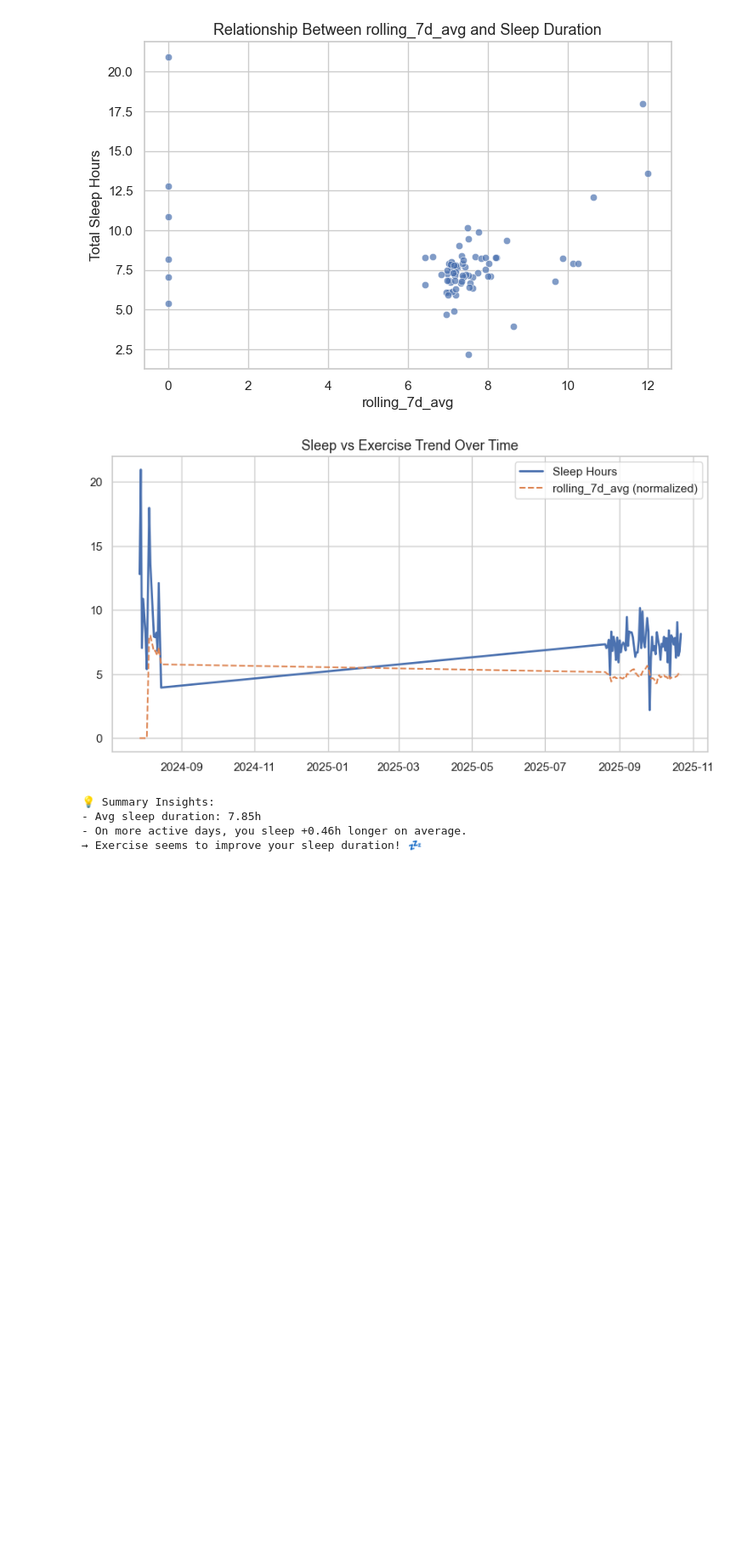
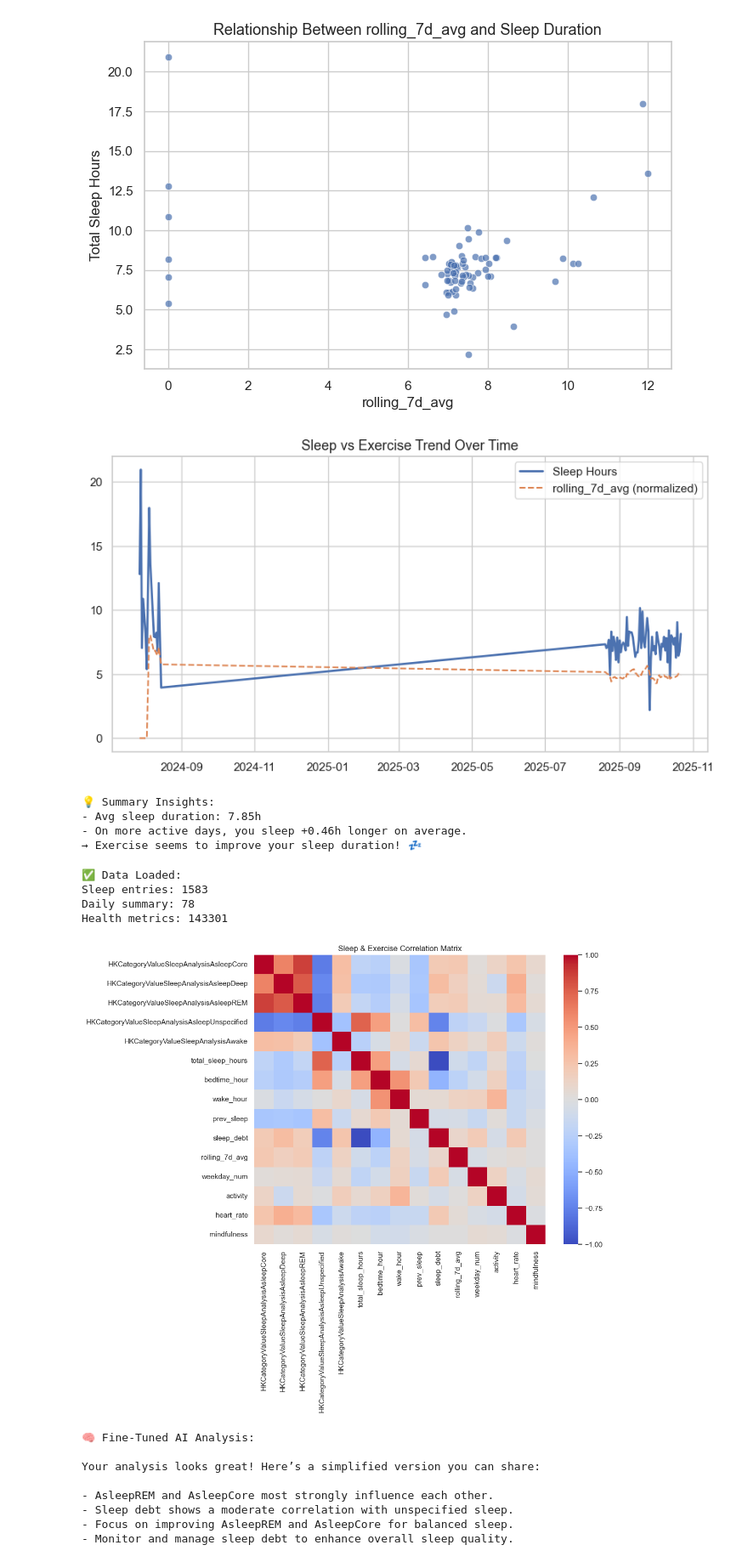
Before and after one commit to shaanstackz/AI-Projects, a Jupyter notebook: Apple Health Sleep Analysis/notebooks/03_exercise_sleep_correlation.ipynb, the cells around one changed output. Shown at 85% size. Drawn from its saved outputs; the diff is of its cells as text; code cells hidden in the pictures; blank space fills up the shorter version.

Commit message:
added fine tuned model to exercise sleep correlation

```diff
--- a/Apple Health Sleep Analysis/notebooks/03_exercise_sleep_correlation.ipynb
+++ b/Apple Health Sleep Analysis/notebooks/03_exercise_sleep_correlation.ipynb
@@ -103,3 +103,71 @@ else:
 - Avg sleep duration: 7.85h
 - On more active days, you sleep +0.46h longer on average.
 → Exercise seems to improve your sleep duration! 💤
+# %%
+import pandas as pd
+import matplotlib.pyplot as plt
+import seaborn as sns
+from ai_sleep import ai_analyze_sleep_patterns
+
+# Load your preprocessed data
+daily_sleep = pd.read_csv("results/daily_sleep_summary.csv")
+sleep_df = pd.read_csv("results/sleep_df.csv")
+health_df = parse_health_metrics("../data/export.xml")
+
+print("✅ Data Loaded:")
+print(f"Sleep entries: {len(sleep_df)}")
+print(f"Daily summary: {len(daily_sleep)}")
+print(f"Health metrics: {len(health_df)}")
+
+# Merge the datasets (ensure consistent columns)
+feature_df = engineer_features(daily_sleep, sleep_df, health_df)
+
+# Compute correlation matrix
+numeric_df = feature_df.select_dtypes(include=['number'])
+corr = numeric_df.corr()
+
+# Visualize
+plt.figure(figsize=(10, 8))
+sns.heatmap(corr, cmap="coolwarm", annot=False)
+plt.title("Sleep & Exercise Correlation Matrix")
+plt.show()
+
+# Create a textual summary of top correlations
+corr_summary = corr.abs().unstack().sort_values(ascending=False)
+top_corrs = corr_summary[(corr_summary < 0.99)].head(15).to_string()
+
+# AI interpretation using fine-tuned model
+prompt = f"""
+You are a sleep and exercise scientist. Analyze this correlation matrix summary:
+
+{top_corrs}
+
+Explain in plain language:
+- Which variables most strongly affect sleep quality or duration
+- Any surprising or weak correlations
+- 2–3 practical insights based on these findings
+"""
+
+ai_feedback = ai_analyze_sleep_patterns(
+    df=feature_df,
+    model=os.getenv("GPT_MODEL"),
+    mode="scientist",
+    prompt=prompt
+)
+
+print("🧠 Fine-Tuned AI Analysis:\n")
+print(ai_feedback)
+# %% [output]
+✅ Data Loaded:
+Sleep entries: 1583
+Daily summary: 78
+Health metrics: 143301
+[figure, added]
+🧠 Fine-Tuned AI Analysis:
+
+Your analysis looks great! Here’s a simplified version you can share:
+
+- AsleepREM and AsleepCore most strongly influence each other.
+- Sleep debt shows a moderate correlation with unspecified sleep.
+- Focus on improving AsleepREM and AsleepCore for balanced sleep.
+- Monitor and manage sleep debt to enhance overall sleep quality.
```
Also changed, not shown: 2 other files.
